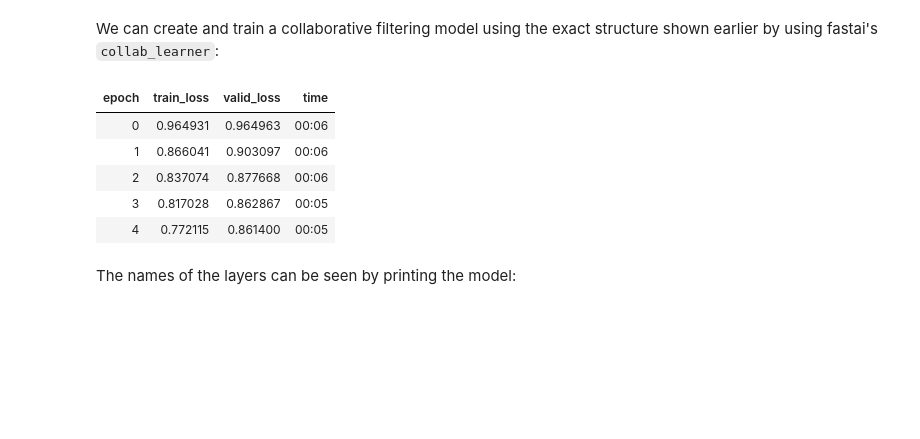
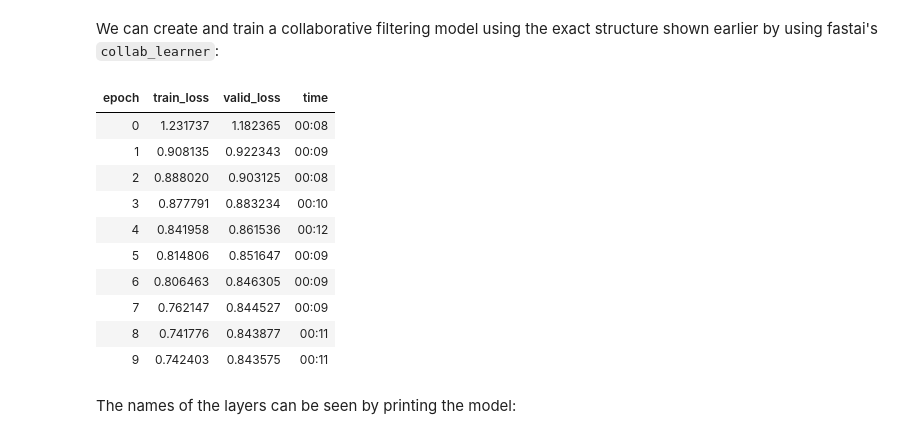
Before and after one commit to afortuny/DeepLearningFastAI, a Jupyter notebook: 09_Collaborative Filtering .ipynb, the cells around one changed output. Drawn from its saved outputs; the diff is of its cells as text; code cells hidden in the pictures; blank space fills up the shorter version.

```diff
--- a/09_Collaborative Filtering .ipynb
+++ b/09_Collaborative Filtering .ipynb
@@ -490,12 +502,17 @@ learn = collab_learner(dls, n_factors=5, y_range=(0, 5.5))
 # %%
-learn.fit_one_cycle(5, 5e-3, wd=0.1)
+learn.fit_one_cycle(10, 5e-3, wd=0.1)
 # %% [output]
 | epoch | train_loss | valid_loss | time |
-| 0 | 0.964931 | 0.964963 | 00:06 |
-| 1 | 0.866041 | 0.903097 | 00:06 |
-| 2 | 0.837074 | 0.877668 | 00:06 |
-| 3 | 0.817028 | 0.862867 | 00:05 |
-| 4 | 0.772115 | 0.861400 | 00:05 |
+| 0 | 1.231737 | 1.182365 | 00:08 |
+| 1 | 0.908135 | 0.922343 | 00:09 |
+| 2 | 0.888020 | 0.903125 | 00:08 |
+| 3 | 0.877791 | 0.883234 | 00:10 |
+| 4 | 0.841958 | 0.861536 | 00:12 |
+| 5 | 0.814806 | 0.851647 | 00:09 |
+| 6 | 0.806463 | 0.846305 | 00:09 |
+| 7 | 0.762147 | 0.844527 | 00:09 |
+| 8 | 0.741776 | 0.843877 | 00:11 |
+| 9 | 0.742403 | 0.843575 | 00:11 |
 # %% [markdown]
 The names of the layers can be seen by printing the model:
 # %%
```
Also changed, not shown: parts of 22 cells of this notebook.
